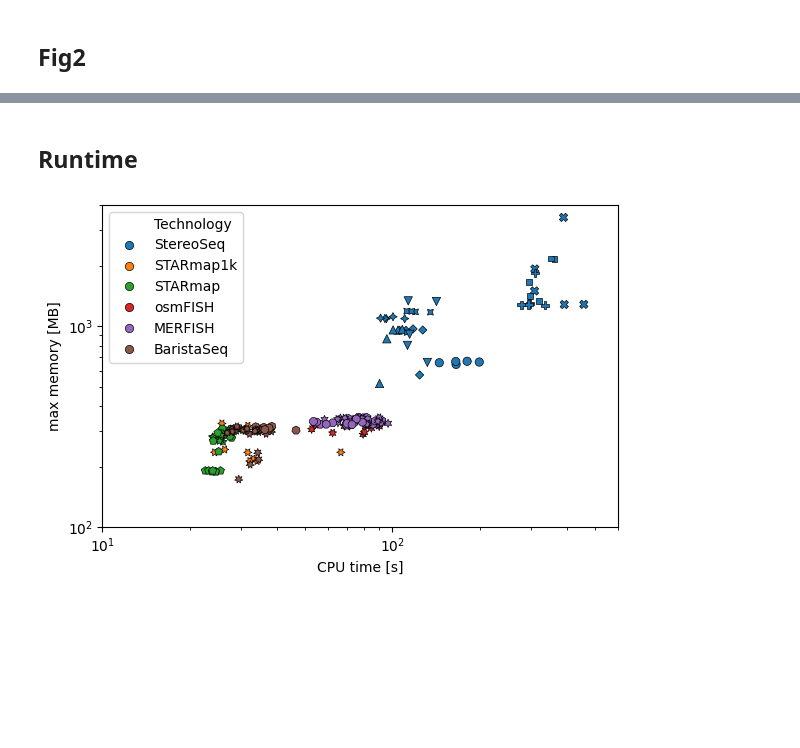
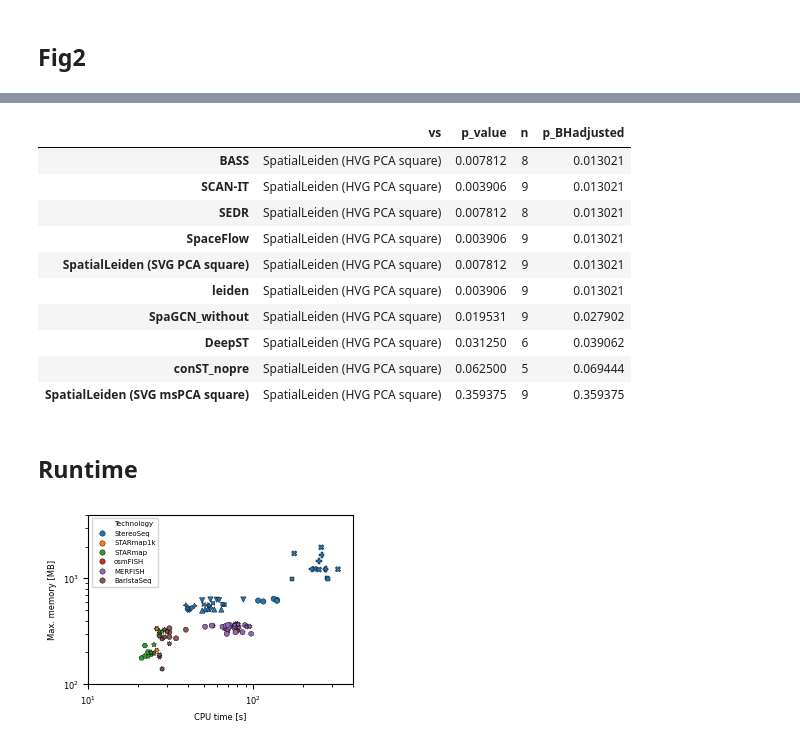
Before and after one commit to HiDiHlabs/SpatialLeiden-Study, a Jupyter notebook: 3_Fig.ipynb, the cells around one changed output, grey strips where cells are left out. Cells and saved outputs as stored; diff of their text form; code cells hidden in the pictures; blank space fills up the shorter version.

```diff
--- a/3_Fig.ipynb
+++ b/3_Fig.ipynb
@@ -26,6 +26,22 @@ fig_dir = results_dir / "figures"
 metadata_file = "downloads.tsv"
 # %%
 fig_dir.mkdir(parents=True, exist_ok=True)
+# %%
+import matplotlib as mpl
+
+mpl.rcParams.update(
+    {
+        "axes.titlesize": 6,
+        "axes.labelsize": 6,
+        "xtick.labelsize": 6,
+        "ytick.labelsize": 6,
+        "legend.fontsize": 5,
+    }
+)
+# %%
+mm = 0.1 / 2.54
+
+dpi = 600
 # %%
 rename_methods = {
     "leiden": "Leiden HVG PCA",
@@ -462,3 +548,32 @@ fig2.savefig(fig_dir / "Fig2.pdf", dpi=600)
+# %%
+p_values = pairwise_wilcoxon(stereoseq_nmi, ref, nan_policy="omit")
+
+p_values = p_values.melt(var_name="vs", value_name="p_value", ignore_index=False)
+
+# number of samples
+p_values["n"] = 0
+for i in p_values.index:
+    if i != ref:
+        p_values.at[i, "n"] = stereoseq_nmi[[i, ref]].dropna().shape[0]
+
+# BH correction
+p_values["p_BHadjusted"] = false_discovery_control(p_values["p_value"])
+
+p_values.to_csv(fig_dir / "StereoSeq_wilcoxon.tsv", sep="\t", float_format="%.3g")
+
+p_values.sort_values("p_BHadjusted")
+# %% [output]
+|  | vs | p_value | n | p_BHadjusted |
+| BASS | SpatialLeiden (HVG PCA square) | 0.007812 | 8 | 0.013021 |
+| SCAN-IT | SpatialLeiden (HVG PCA square) | 0.003906 | 9 | 0.013021 |
+| SEDR | SpatialLeiden (HVG PCA square) | 0.007812 | 8 | 0.013021 |
+| SpaceFlow | SpatialLeiden (HVG PCA square) | 0.003906 | 9 | 0.013021 |
+| SpatialLeiden (SVG PCA square) | SpatialLeiden (HVG PCA square) | 0.007812 | 9 | 0.013021 |
+| leiden | SpatialLeiden (HVG PCA square) | 0.003906 | 9 | 0.013021 |
+| SpaGCN_without | SpatialLeiden (HVG PCA square) | 0.019531 | 9 | 0.027902 |
+| DeepST | SpatialLeiden (HVG PCA square) | 0.031250 | 6 | 0.039062 |
+| conST_nopre | SpatialLeiden (HVG PCA square) | 0.062500 | 5 | 0.069444 |
+| SpatialLeiden (SVG msPCA square) | SpatialLeiden (HVG PCA square) | 0.359375 | 9 | 0.359375 |
 # %% [markdown]
 ## Runtime
 # %%
@@ -467,32 +582,51 @@ runtime_stats = (
     .assign(
         sample=lambda df: df["JobName"].str.extract("(.+)_seed"),
         seed=lambda df: df["JobName"].str.extract("_seed(\d+)"),
-        neighbors=lambda df: df["JobName"].str.extract("_neighbors_(.+)"),
+        neighbors=lambda df: df["JobName"]
+        .str.extract("_neighbors-([^_]+)")
+        .replace({"10": "kNN-10", "delaunay": "Delaunay", "grid4": "square"}),
+        features=lambda df: df["JobName"].str.extract("FS-([^_]+)"),
+        dimred=lambda df: df["JobName"].str.extract("_DR-([^_]+)"),
     )
     .drop(["JobID", "JobName"], axis=1)
 )
 # %%
 runtime_stats.to_csv(fig_dir / "runtime_memory.tsv", sep="\t", index=False)
+# %%
+# only keep 1 run per sample and seed
+# using HVG+PCA for StereoSeq and PCA+kNN for imaging-based
+runtime_stats = runtime_stats.loc[
+    lambda df: (df["dimred"] == "PCA")
+    & (df["features"] != "SVG")
+    & (df["neighbors"] != "Delaunay")
+]
 # %%
-fig_runtime, ax = plt.subplots(figsize=(6, 4))
+fig_runtime, ax = plt.subplots(figsize=(85 * mm, 60 * mm))
 
 sns.scatterplot(
     data=runtime_stats.assign(
         Technology=lambda df: df["sample"].map(sample2technology)
     ),
     x="CPU time [s]",
     y="max memory [MB]",
     hue="Technology",
     style="sample",
     edgecolors="black",
     ax=ax,
+    s=15,
 )
-_ = ax.set(xscale="log", yscale="log", xlim=(10, 600), ylim=(100, 4_000))
+_ = ax.set(
+    xscale="log",
+    yscale="log",
+    xlim=(10, 400),
+    ylim=(100, 4_000),
+    ylabel="Max. memory [MB]",
+)
 
 h, l = ax.get_legend_handles_labels()
 _ = ax.legend(h[:7], l[:7], loc="upper left")
 
 fig_runtime.tight_layout()
-fig_runtime.savefig(fig_dir / "Fig_Runtime.pdf", dpi=600)
+fig_runtime.savefig(fig_dir / "Fig_Runtime.png", dpi=dpi)
 # %% [output]
-[figure, old version]
+[figure, new version]
```
Also changed, not shown: parts of 38 cells of this notebook, 10 other files.
